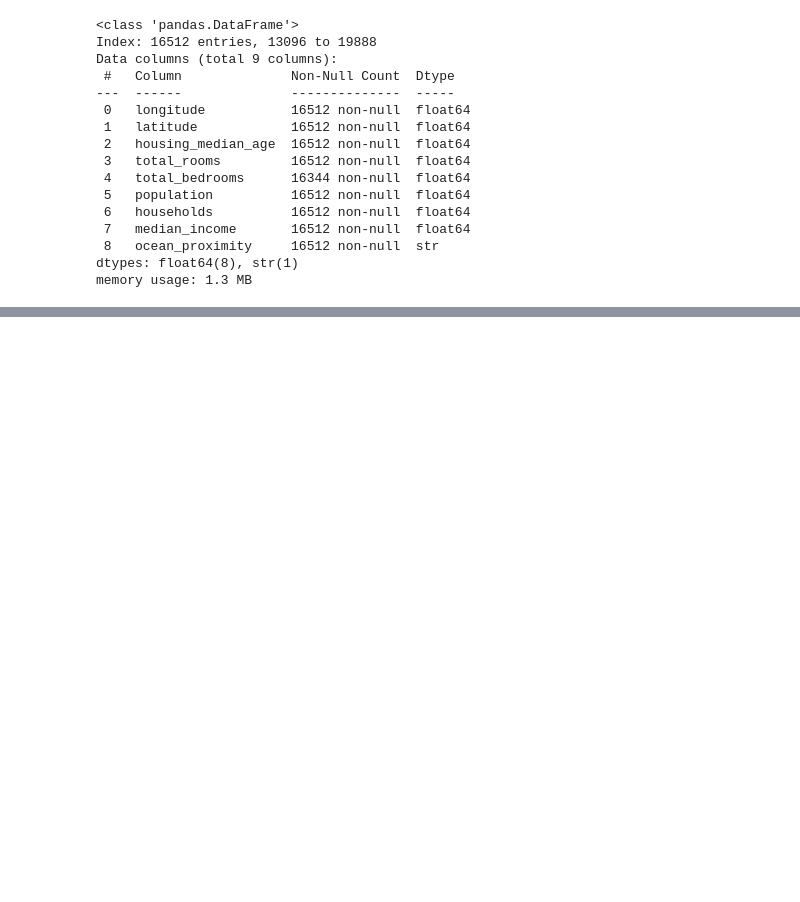
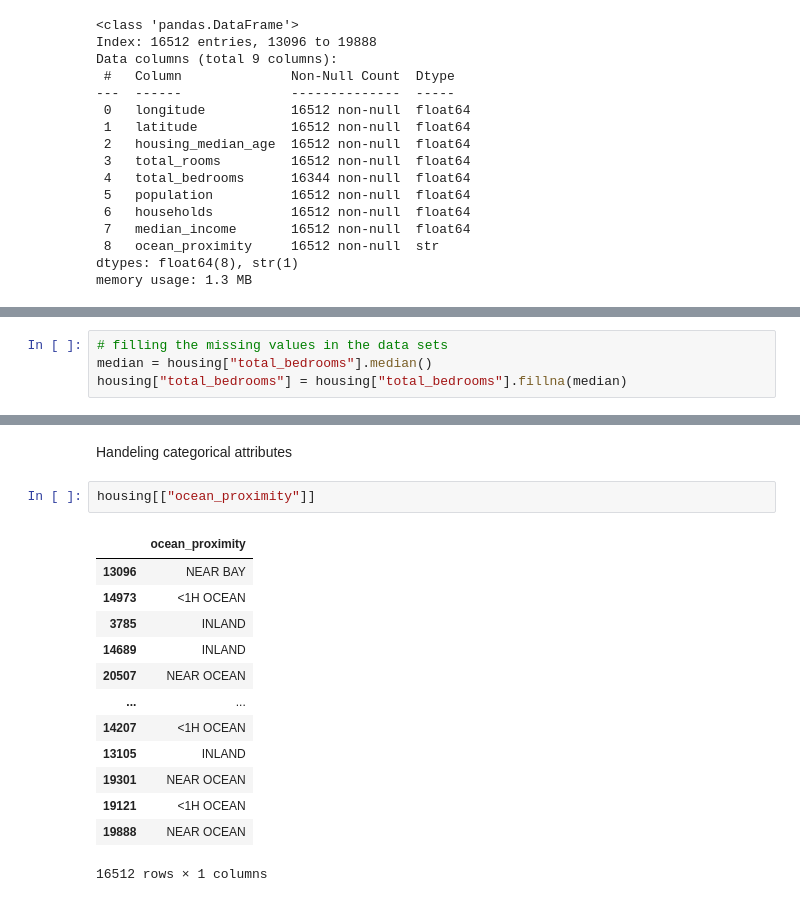
Before and after one commit to sakthivelooty/machine-learning, a Jupyter notebook: src/chapter1/processing_data_123.ipynb, the cells around one changed output, grey strips where cells are left out. Saved outputs shown, nothing was run; the diff lists cells and outputs as text; blank space fills up the shorter version.

Commit message:
updated filling null values

```diff
--- a/src/chapter1/processing_data_123.ipynb
+++ b/src/chapter1/processing_data_123.ipynb
@@ -347,0 +354,4 @@ NameError: name 'housing_labels' is not defined
+# %%
+# filling the missing values in the data sets
+median = housing["total_bedrooms"].median()
+housing["total_bedrooms"] = housing["total_bedrooms"].fillna(median)
@@ -347,0 +418,18 @@ NameError: name 'housing_labels' is not defined
+# %% [markdown]
+Handeling categorical attributes
+# %%
+housing[["ocean_proximity"]]
+# %% [output]
+|  | ocean_proximity |
+| 13096 | NEAR BAY |
+| 14973 | <1H OCEAN |
+| 3785 | INLAND |
+| 14689 | INLAND |
+| 20507 | NEAR OCEAN |
+| ... | ... |
+| 14207 | <1H OCEAN |
+| 13105 | INLAND |
+| 19301 | NEAR OCEAN |
+| 19121 | <1H OCEAN |
+| 19888 | NEAR OCEAN |
+16512 rows × 1 columns
```
Also changed, not shown: parts of 18 cells of this notebook, 3 other files.
